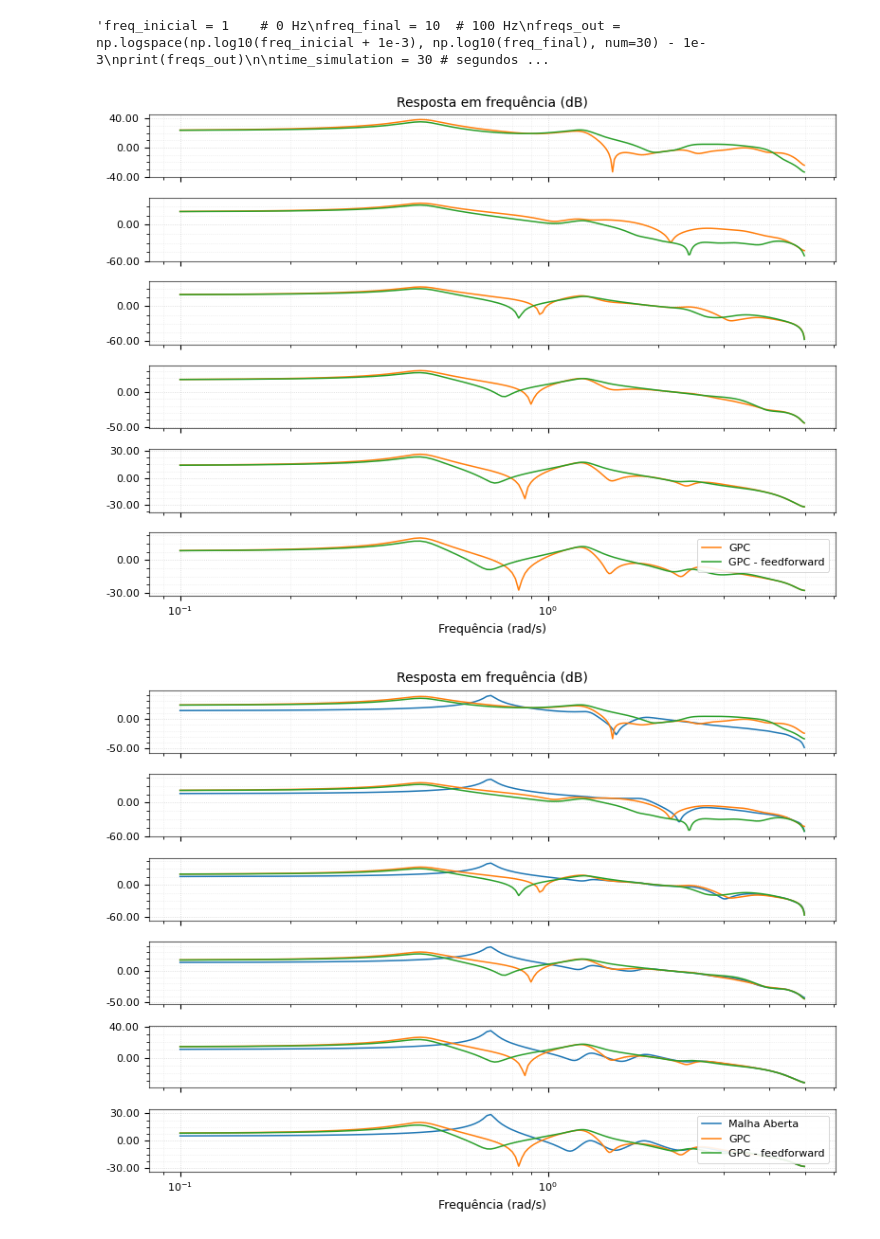
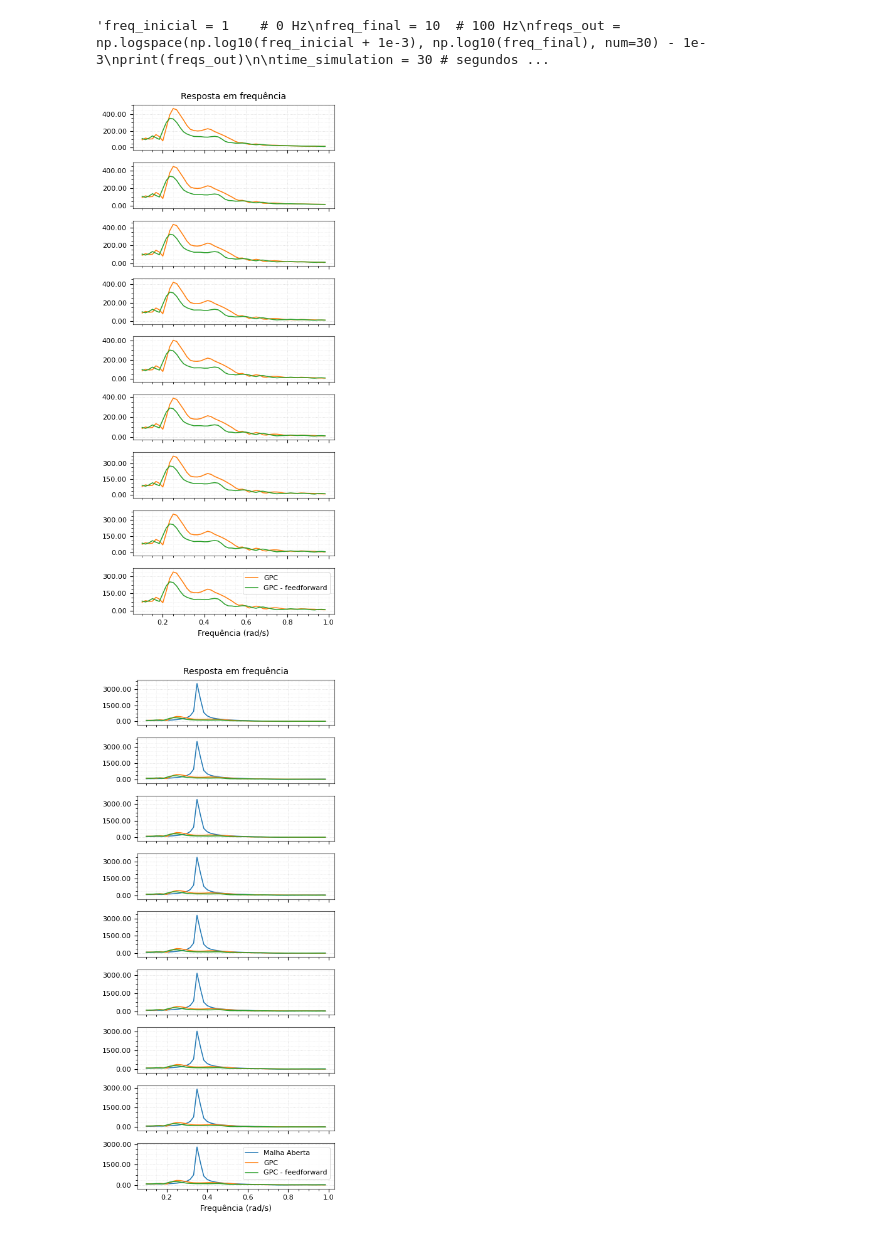
Before and after one commit to AlisonTristao/renovaveis, a Jupyter notebook: model.ipynb, the cells around one changed output. Cells and saved outputs as stored; diff of their text form; code cells hidden in the pictures.

```diff
--- a/model.ipynb
+++ b/model.ipynb
@@ -807,7 +838,7 @@ for i in range(H_Q_no_atmd.rows):
 ---
 # %%
 # tempo de amostragem
-T = 0.1
+T = 0.05
 
 H_z_matriz = [[] for _ in range(H.rows)]
 
@@ -858,7 +889,7 @@ for i in range(H_Q_no_atmd.rows):
 # %%
 # dados pra simular
 start = 0
-stop = 10
+stop = 60
 step = T
 step_continuo = 0.01
 time = np.arange(start, stop, step)
@@ -954,10 +1100,10 @@ plot(time, y_pred, "Predição - CARIMA", cols_name, time_aux=time, y_matriz_aux
 ### simulacao bolada
 ---
 # %%
-N_u = 20
-N_y = 20
+N_u = 30
+N_y = 30
 
-alpha_list = 0.1
+alpha_list = 0.01
 delta_arr = [0.1**i for i in range(n_node)]
 delta_arr[0] = 0.1  # maior peso pra massa da nacele
 
@@ -1273,6 +1420,9 @@ amps_out = [[[[], "Malha Aberta", 'C0', None],
             [[], "GPC", 'C1', None],
             [[], "GPC - feedforward", 'C2', None]] for j in range(n_node)]
 freqs_out = []
+
+# final
+final = 1 # 1Hz
 
 def fft(x, T):
     """
@@ -1289,7 +1439,7 @@ def fft(x, T):
     X = np.fft.fft(x)
     freqs = np.fft.fftfreq(size, d=T)
     mag = np.abs(X)
-    mag = 20 * np.log10(mag + 1e-20) # em dB
+    #mag = 20 * np.log10(mag + 1e-20) # em dB
 
     return freqs, X, mag
 
@@ -1312,22 +1462,31 @@ for j in range(n_node):
 
         # salva as freqs
         freqs_out = freqs[inicio_idx:metade_positiva]
+
+        # pega de zero até final
+        final_idx = 0
+        for idx in range(len(freqs_out)):
+            if freqs_out[idx] >= final:
+                final_idx = idx
+                break
+        freqs_out = freqs_out[:final_idx]
+        amps_out[j][k][0] = amps_out[j][k][0][:final_idx]
 # %%
 # 5) plota
 plot_bode_1_column(
     freqs_out,
     # apenas as duas ultimas colunas (GPC e GPC feedforward)
     [amps_out[j][1:] for j in range(len(amps_out))],
     x_label="Frequência (rad/s)",
-    title="Resposta em frequência (dB)"
+    title="Resposta em frequência"
 )
 
 plot_bode_1_column(
     freqs_out,
     amps_out,
     x_label="Frequência (rad/s)",
-    title="Resposta em frequência (dB)"
+    title="Resposta em frequência"
 )
 # %% [output]
-[figure, old version]
+[figure, new version]
-[figure, old version]
+[figure, new version]
```
Also changed, not shown: parts of 16 cells of this notebook, 1 other file.
